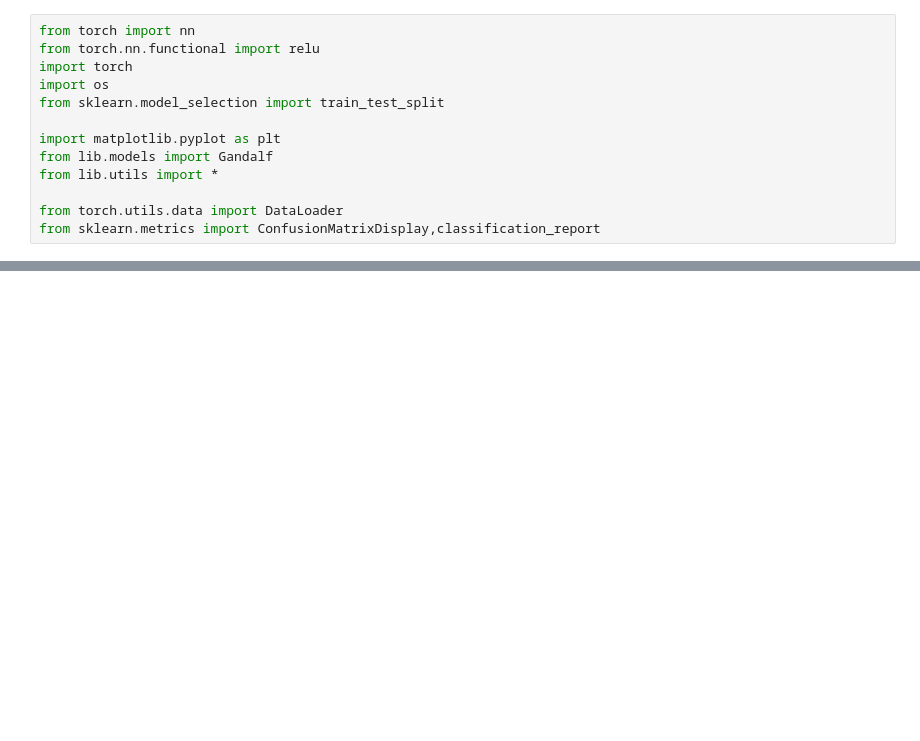
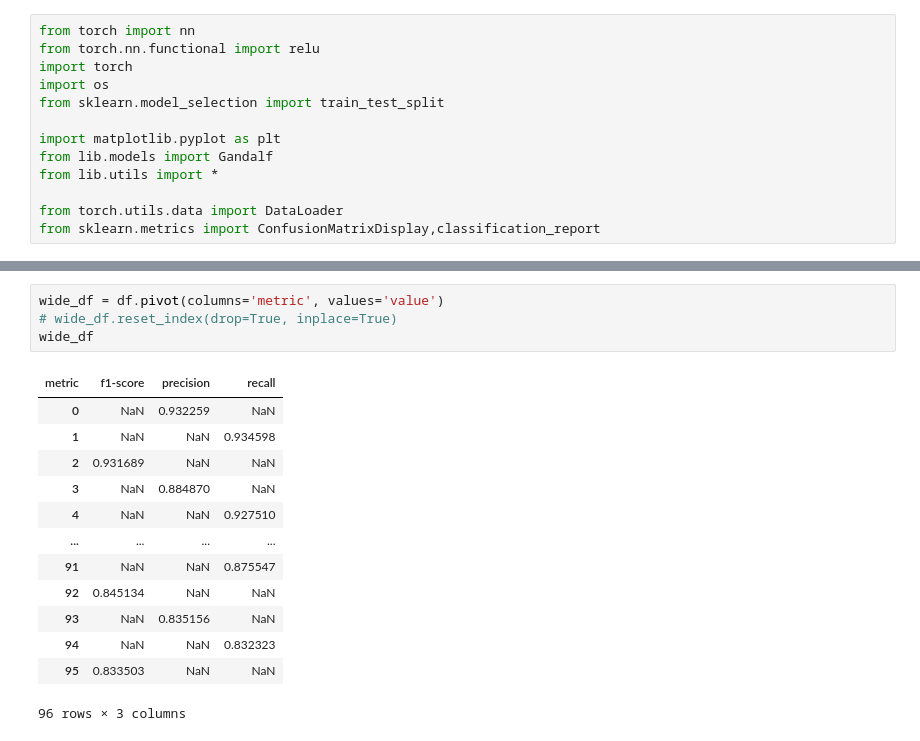
Before and after one commit to smithandrewk/sleep_ml, a Jupyter notebook: eval_gandalf.ipynb, the cells around one changed output, grey strips where cells are left out. Drawn from its saved outputs; the diff is of its cells as text; blank space fills up the shorter version.

```diff
--- a/eval_gandalf.ipynb
+++ b/eval_gandalf.ipynb
@@ -51,0 +130,18 @@ for FOLD,(train_ids,test_ids) in tqdm(enumerate(folds)):
+# %%
+wide_df = df.pivot(columns='metric', values='value')
+# wide_df.reset_index(drop=True, inplace=True)
+wide_df
+# %% [output]
+| metric | f1-score | precision | recall |
+| 0 | NaN | 0.932259 | NaN |
+| 1 | NaN | NaN | 0.934598 |
+| 2 | 0.931689 | NaN | NaN |
+| 3 | NaN | 0.884870 | NaN |
+| 4 | NaN | NaN | 0.927510 |
+| ... | ... | ... | ... |
+| 91 | NaN | NaN | 0.875547 |
+| 92 | 0.845134 | NaN | NaN |
+| 93 | NaN | 0.835156 | NaN |
+| 94 | NaN | NaN | 0.832323 |
+| 95 | 0.833503 | NaN | NaN |
+96 rows × 3 columns
```
Also changed, not shown: parts of 7 cells of this notebook, 1 other file.
